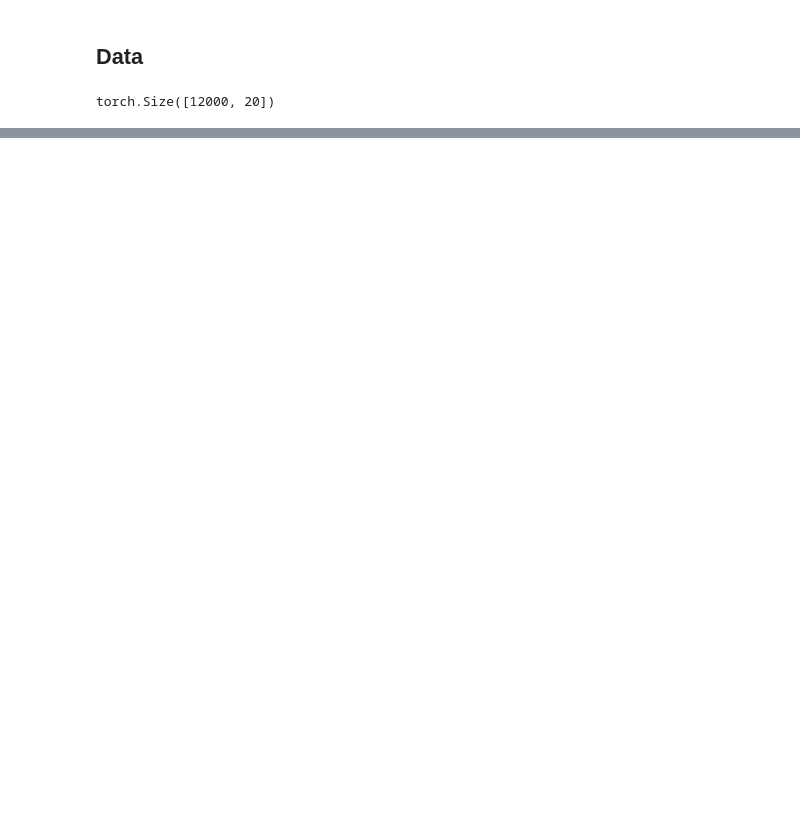
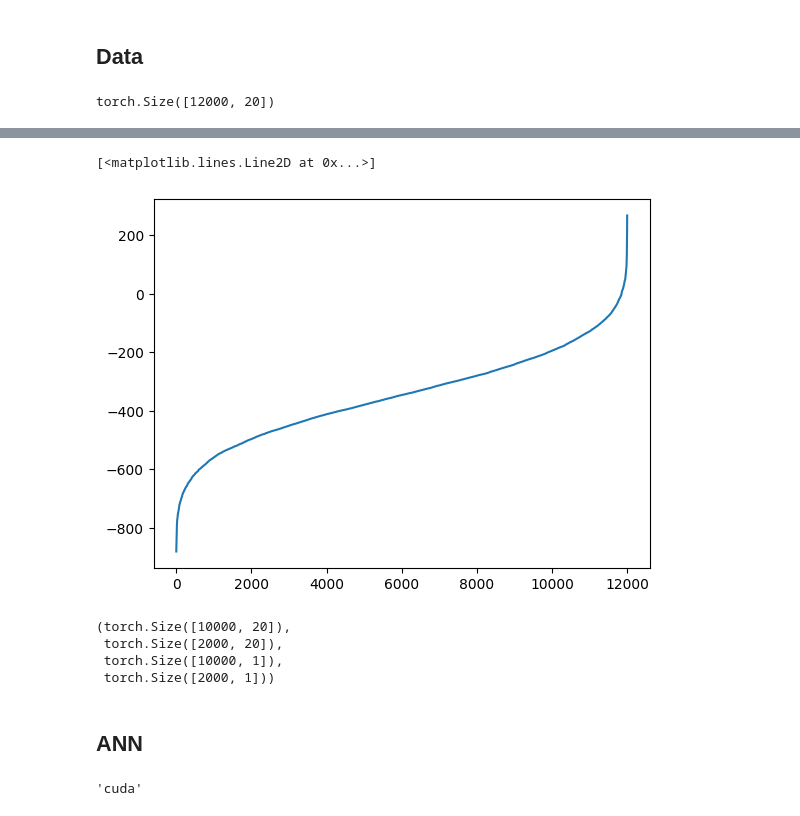
Before and after one commit to Bala-A87/UGRC, a Jupyter notebook: Code/lin-comb-function.ipynb, the cells around one changed output, grey strips where cells are left out. Saved outputs shown, nothing was run; the diff lists cells and outputs as text; code cells hidden in the pictures; blank space fills up the shorter version.

Commit message:
Add models for expt

```diff
--- a/Code/lin-comb-function.ipynb
+++ b/Code/lin-comb-function.ipynb
@@ -37,0 +38,22 @@ plt.plot(range(len(Y)), torch.sort(Y).values)
+# %%
+plt.plot(range(len(X_transformed)), torch.sort(X_transformed).values)
+# %% [output]
+[<matplotlib.lines.Line2D at 0x...>]
+[figure, added]
+# %%
+from sklearn.model_selection import train_test_split
+
+X_train, X_val, Y_train, Y_val = train_test_split(X, Y, test_size=2000)
+X_train.shape, X_val.shape, Y_train.shape, Y_val.shape
+# %% [output]
+(torch.Size([10000, 20]),
+ torch.Size([2000, 20]),
+ torch.Size([10000, 1]),
+ torch.Size([2000, 1]))
+# %% [markdown]
+## ANN
+# %%
+device = 'cuda' if torch.cuda.is_available() else 'cpu'
+device
+# %% [output]
+'cuda'
```
Also changed, not shown: parts of 16 cells of this notebook.
